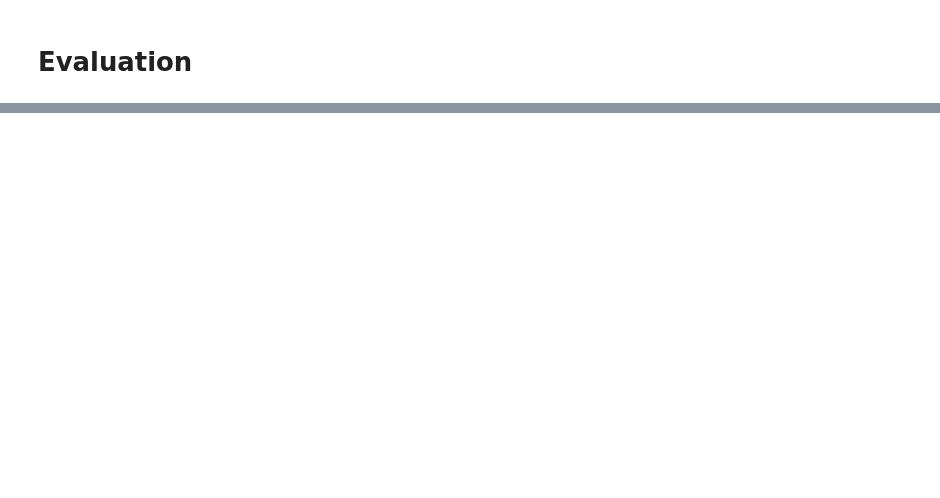
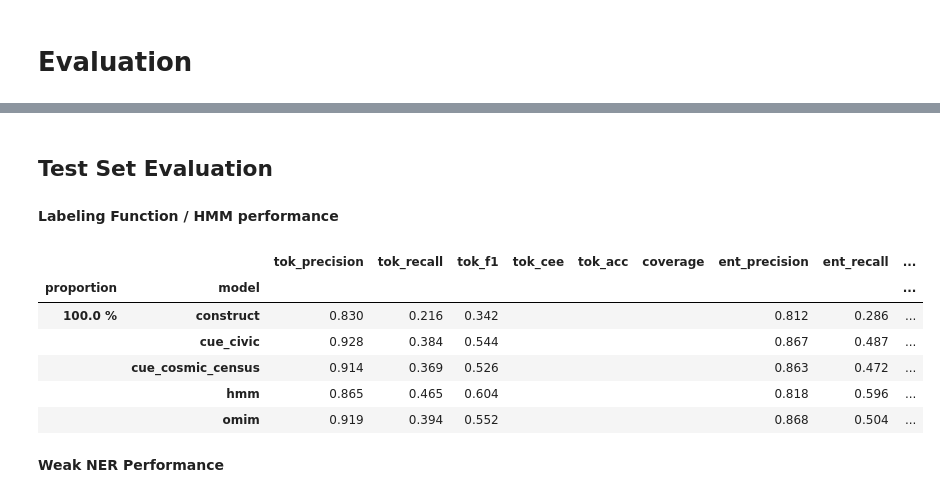
Before and after one commit to hpi-dhc/ggponc_molecular, a Jupyter notebook: WeakSupervision.ipynb, the cells around one changed output, grey strips where cells are left out. Saved outputs shown, nothing was run; the diff lists cells and outputs as text; code cells hidden in the pictures; blank space fills up the shorter version.

```diff
--- a/WeakSupervision.ipynb
+++ b/WeakSupervision.ipynb
@@ -243,0 +369,16 @@ evaluate(gold_docs, ['Gen'], ['ner_model'])
+# %% [markdown]
+## Test Set Evaluation
+# %%
+gold_docs_test_eval = list(DocBin().from_disk('data/molecular/gold_test.spacy').get_docs(nlp.vocab))
+
+print_metrics(gold_docs_test_eval, is_test=True)
+# %% [output]
+__Labeling Function / HMM performance__
+|  |  | tok_precision | tok_recall | tok_f1 | tok_cee | tok_acc | coverage | ent_precision | ent_recall | ... |
+| proportion | model |  |  |  |  |  |  |  |  | ... |
+| 100.0 % | construct | 0.830 | 0.216 | 0.342 |  |  |  | 0.812 | 0.286 | ... |
+|  | cue_civic | 0.928 | 0.384 | 0.544 |  |  |  | 0.867 | 0.487 | ... |
+|  | cue_cosmic_census | 0.914 | 0.369 | 0.526 |  |  |  | 0.863 | 0.472 | ... |
+|  | hmm | 0.865 | 0.465 | 0.604 |  |  |  | 0.818 | 0.596 | ... |
+|  | omim | 0.919 | 0.394 | 0.552 |  |  |  | 0.868 | 0.504 | ... |
+__Weak NER Performance__
```
Also changed, not shown: parts of 48 cells of this notebook, 9 other files.
